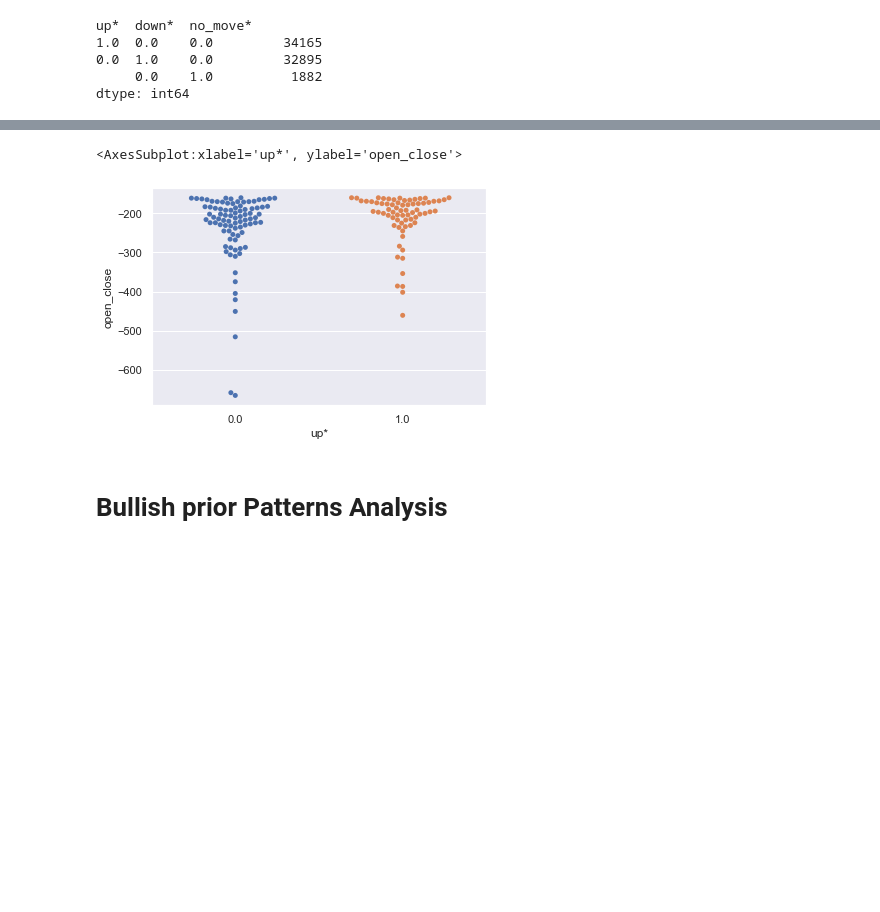
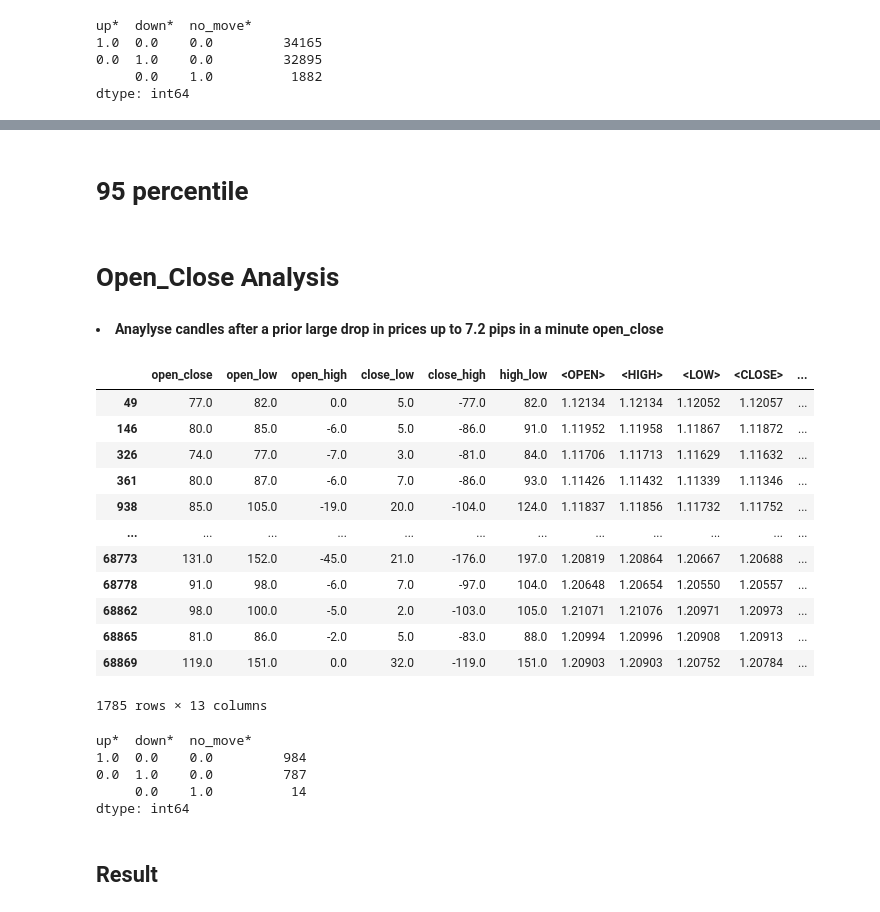
Before and after one commit to Joshuajee/binary-options-analysis, a Jupyter notebook: forex_stat_eurusd_m5_ohlc_binary_stat.ipynb, the cells around one changed output, grey strips where cells are left out. Saved outputs shown, nothing was run; the diff lists cells and outputs as text; code cells hidden in the pictures; blank space fills up the shorter version.

Commit message:
96 percentile

```diff
--- a/forex_stat_eurusd_m5_ohlc_binary_stat.ipynb
+++ b/forex_stat_eurusd_m5_ohlc_binary_stat.ipynb
@@ -307,7 +228,34 @@ so after a 16 pips rise in price for a one minute time frame of EURUSD there was
-# %%
-sns.swarmplot(x=big_rise['up*'], y=big_rise['open_close'])
-# %% [output]
-<AxesSubplot:xlabel='up*', ylabel='open_close'>
-[figure, removed]
-# %% [markdown]
-# Bullish prior Patterns Analysis
+# %% [markdown]
+# 95 percentile
+# %% [markdown]
+# Open_Close Analysis
+# %% [markdown]
+<li> <b> Anaylyse candles after a prior large drop in prices up to 7.2 pips in a minute open_close </b> </li>
+# %%
+big_drop_oc_95 = dataset[dataset["open_close"] > 72]
+big_drop_oc_95
+# %% [output]
+|  | open_close | open_low | open_high | close_low | close_high | high_low | <OPEN> | <HIGH> | <LOW> | <CLOSE> | ... |
+| 49 | 77.0 | 82.0 | 0.0 | 5.0 | -77.0 | 82.0 | 1.12134 | 1.12134 | 1.12052 | 1.12057 | ... |
+| 146 | 80.0 | 85.0 | -6.0 | 5.0 | -86.0 | 91.0 | 1.11952 | 1.11958 | 1.11867 | 1.11872 | ... |
+| 326 | 74.0 | 77.0 | -7.0 | 3.0 | -81.0 | 84.0 | 1.11706 | 1.11713 | 1.11629 | 1.11632 | ... |
+| 361 | 80.0 | 87.0 | -6.0 | 7.0 | -86.0 | 93.0 | 1.11426 | 1.11432 | 1.11339 | 1.11346 | ... |
+| 938 | 85.0 | 105.0 | -19.0 | 20.0 | -104.0 | 124.0 | 1.11837 | 1.11856 | 1.11732 | 1.11752 | ... |
+| ... | ... | ... | ... | ... | ... | ... | ... | ... | ... | ... | ... |
+| 68773 | 131.0 | 152.0 | -45.0 | 21.0 | -176.0 | 197.0 | 1.20819 | 1.20864 | 1.20667 | 1.20688 | ... |
+| 68778 | 91.0 | 98.0 | -6.0 | 7.0 | -97.0 | 104.0 | 1.20648 | 1.20654 | 1.20550 | 1.20557 | ... |
+| 68862 | 98.0 | 100.0 | -5.0 | 2.0 | -103.0 | 105.0 | 1.21071 | 1.21076 | 1.20971 | 1.20973 | ... |
+| 68865 | 81.0 | 86.0 | -2.0 | 5.0 | -83.0 | 88.0 | 1.20994 | 1.20996 | 1.20908 | 1.20913 | ... |
+| 68869 | 119.0 | 151.0 | 0.0 | 32.0 | -119.0 | 151.0 | 1.20903 | 1.20903 | 1.20752 | 1.20784 | ... |
+1785 rows × 13 columns
+# %%
+#get the number of up and down movement in price after a big downward movement in price
+big_drop_oc_95[["up*", "down*", "no_move*"]].value_counts()
+# %% [output]
+up*  down*  no_move*
+1.0  0.0    0.0         984
+0.0  1.0    0.0         787
+     0.0    1.0          14
+dtype: int64
+# %% [markdown]
+## Result
```
Also changed, not shown: parts of 64 cells of this notebook.
